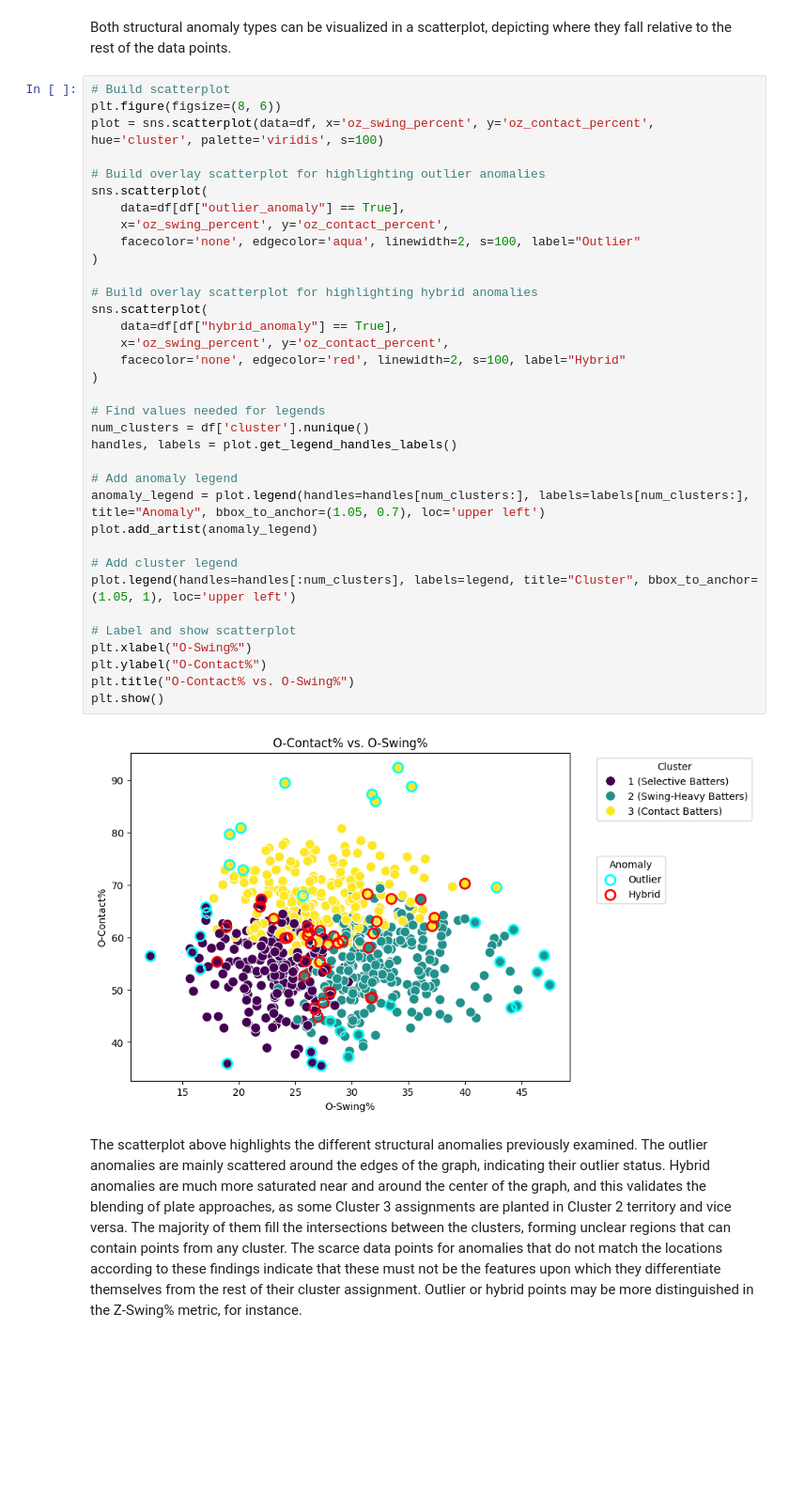
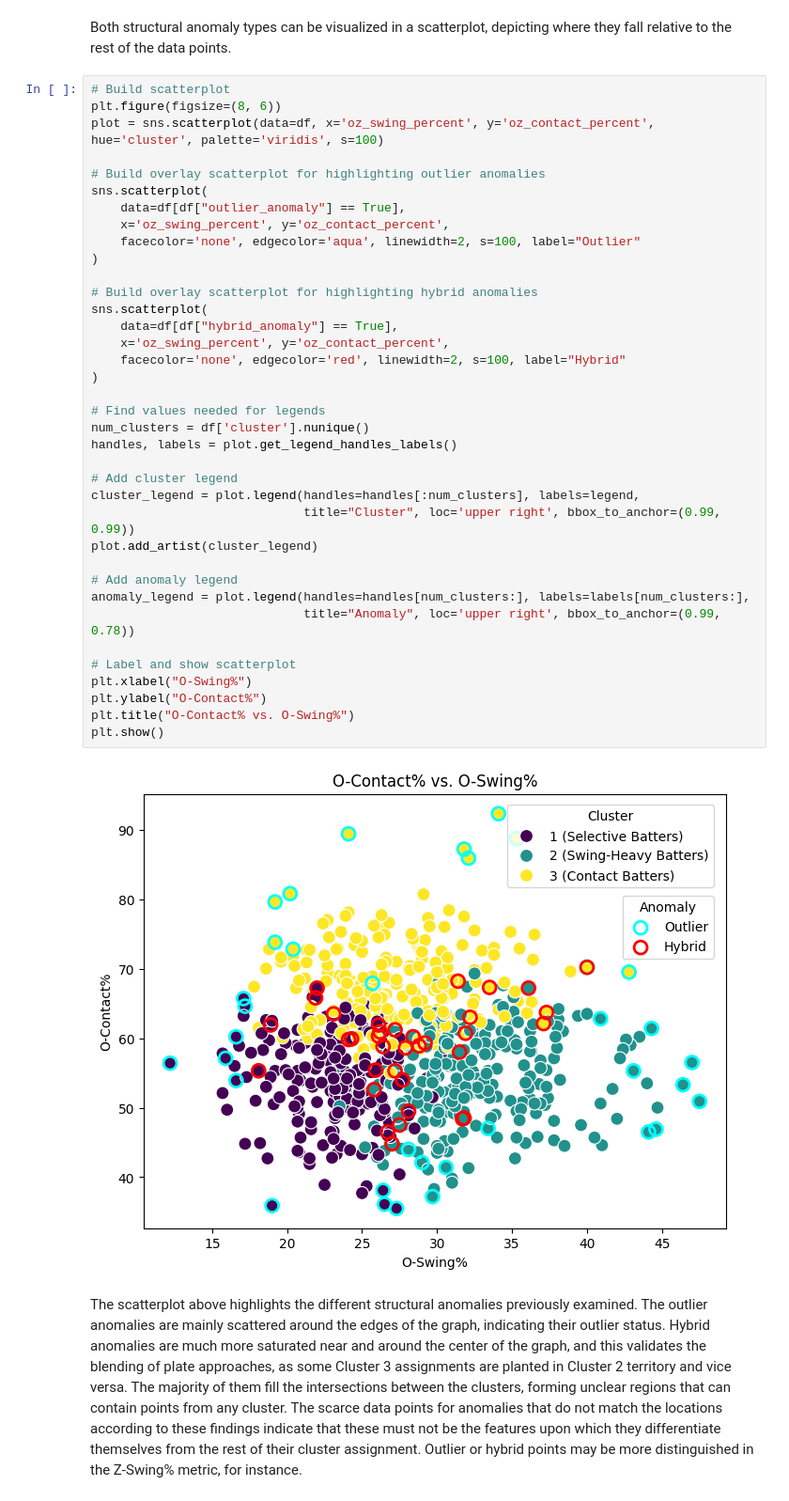
Before and after one commit to Chris83848/MLB-Data-Mining, a Jupyter notebook: notebooks/Complete_Implementation.ipynb, the cells around one changed output. Shown at 94% size. Saved outputs shown, nothing was run; the diff lists cells and outputs as text; blank space fills up the shorter version.

```diff
--- a/notebooks/Complete_Implementation.ipynb
+++ b/notebooks/Complete_Implementation.ipynb
@@ -956,39 +956,41 @@ Both structural anomaly types can be visualized in a scatterplot, depicting wher
 # Build scatterplot
 plt.figure(figsize=(8, 6))
 plot = sns.scatterplot(data=df, x='oz_swing_percent', y='oz_contact_percent', hue='cluster', palette='viridis', s=100)
 
 # Build overlay scatterplot for highlighting outlier anomalies
 sns.scatterplot(
     data=df[df["outlier_anomaly"] == True],
     x='oz_swing_percent', y='oz_contact_percent',
     facecolor='none', edgecolor='aqua', linewidth=2, s=100, label="Outlier"
 )
 
 # Build overlay scatterplot for highlighting hybrid anomalies
 sns.scatterplot(
     data=df[df["hybrid_anomaly"] == True],
     x='oz_swing_percent', y='oz_contact_percent',
     facecolor='none', edgecolor='red', linewidth=2, s=100, label="Hybrid"
 )
 
 # Find values needed for legends
 num_clusters = df['cluster'].nunique()
 handles, labels = plot.get_legend_handles_labels()
 
+# Add cluster legend
+cluster_legend = plot.legend(handles=handles[:num_clusters], labels=legend,
+                             title="Cluster", loc='upper right', bbox_to_anchor=(0.99, 0.99))
+plot.add_artist(cluster_legend)
+
 # Add anomaly legend
-anomaly_legend = plot.legend(handles=handles[num_clusters:], labels=labels[num_clusters:], title="Anomaly", bbox_to_anchor=(1.05, 0.7), loc='upper left')
-plot.add_artist(anomaly_legend)
-
-# Add cluster legend
-plot.legend(handles=handles[:num_clusters], labels=legend, title="Cluster", bbox_to_anchor=(1.05, 1), loc='upper left')
+anomaly_legend = plot.legend(handles=handles[num_clusters:], labels=labels[num_clusters:],
+                             title="Anomaly", loc='upper right', bbox_to_anchor=(0.99, 0.78))
 
 # Label and show scatterplot
 plt.xlabel("O-Swing%")
 plt.ylabel("O-Contact%")
 plt.title("O-Contact% vs. O-Swing%")
 plt.show()
 # %% [output]
-[figure, old version]
+[figure, new version]
 # %% [markdown]
 The scatterplot above highlights the different structural anomalies previously examined. The outlier anomalies are mainly scattered around the edges of the graph, indicating their outlier status. Hybrid anomalies are much more saturated near and around the center of the graph, and this validates the blending of plate approaches, as some Cluster 3 assignments are planted in Cluster 2 territory and vice versa. The majority of them fill the intersections between the clusters, forming unclear regions that can contain points from any cluster. The scarce data points for anomalies that do not match the locations according to these findings indicate that these must not be the features upon which they differentiate themselves from the rest of their cluster assignment. Outlier or hybrid points may be more distinguished in the Z-Swing% metric, for instance.
 # %% [markdown]
```
Also changed, not shown: parts of 13 cells of this notebook.
